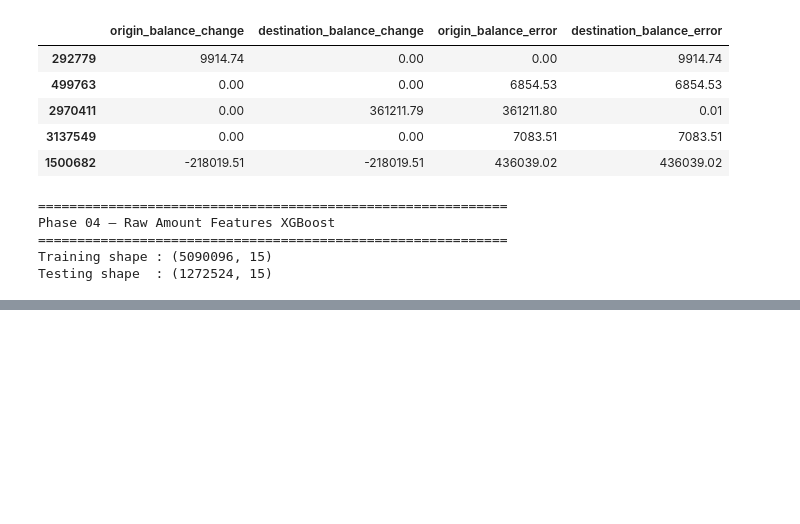
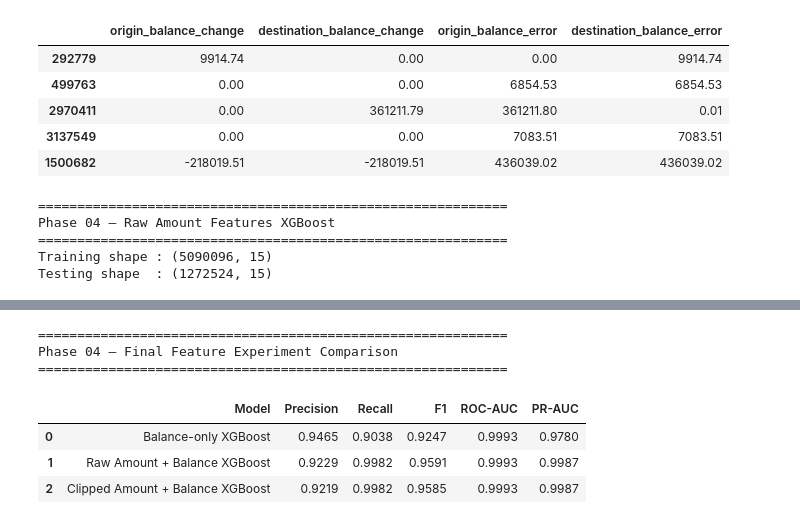
Before and after one commit to saisagar17/real-time-fraud-detection-mlops, a Jupyter notebook: Notebooks/02_advanced_fraud_modeling.ipynb, the cells around one changed output, grey strips where cells are left out. Cells and saved outputs as stored; diff of their text form; code cells hidden in the pictures; blank space fills up the shorter version.

```diff
--- a/Notebooks/02_advanced_fraud_modeling.ipynb
+++ b/Notebooks/02_advanced_fraud_modeling.ipynb
@@ -3205,0 +3544,12 @@ Testing shape  : (1272524, 15)
+# %%
+# Clipped Amount Features XGBoost Predictions
+clipped_amount_test_pred = clipped_amount_pipeline.predict(clipped_amount_X_test)
+
+clipped_amount_test_proba = clipped_amount_pipeline.predict_proba(clipped_amount_X_test)[:, 1]
+
+print("=" * 60)
+print("Phase 04 — Clipped Amount Features XGBoost Predictions")
+print("=" * 60)
+
+print(f"Number of predictions : {len(clipped_amount_test_pred):,}")
+print("Predictions generated successfully.")
@@ -3205,0 +3620,50 @@ Testing shape  : (1272524, 15)
+# %%
+# Final Feature Experiment Comparison
+phase04_results = pd.DataFrame([
+    {
+        "Model": "Balance-only XGBoost",
+        "Precision": 0.9465,
+        "Recall": 0.9038,
+        "F1": 0.9247,
+        "ROC-AUC": 0.9993,
+        "PR-AUC": 0.9780
+    },
+    {
+        "Model": "Raw Amount + Balance XGBoost",
+        "Precision": raw_amount_precision,
+        "Recall": raw_amount_recall,
+        "F1": raw_amount_f1,
+        "ROC-AUC": raw_amount_roc_auc,
+        "PR-AUC": raw_amount_pr_auc
+    },
+    {
+        "Model": "Clipped Amount + Balance XGBoost",
+        "Precision": clipped_amount_precision,
+        "Recall": clipped_amount_recall,
+        "F1": clipped_amount_f1,
+        "ROC-AUC": clipped_amount_roc_auc,
+        "PR-AUC": clipped_amount_pr_auc
+    }
+])
+
+print("=" * 60)
+print("Phase 04 — Final Feature Experiment Comparison")
+print("=" * 60)
+
+display(
+    phase04_results.style.format({
+        "Precision": "{:.4f}",
+        "Recall": "{:.4f}",
+        "F1": "{:.4f}",
+        "ROC-AUC": "{:.4f}",
+        "PR-AUC": "{:.4f}"
+    })
+)
+# %% [output]
+============================================================
+Phase 04 — Final Feature Experiment Comparison
+============================================================
+|  | Model | Precision | Recall | F1 | ROC-AUC | PR-AUC |
+| 0 | Balance-only XGBoost | 0.9465 | 0.9038 | 0.9247 | 0.9993 | 0.9780 |
+| 1 | Raw Amount + Balance XGBoost | 0.9229 | 0.9982 | 0.9591 | 0.9993 | 0.9987 |
+| 2 | Clipped Amount + Balance XGBoost | 0.9219 | 0.9982 | 0.9585 | 0.9993 | 0.9987 |
```
Also changed, not shown: parts of 15 cells of this notebook.
